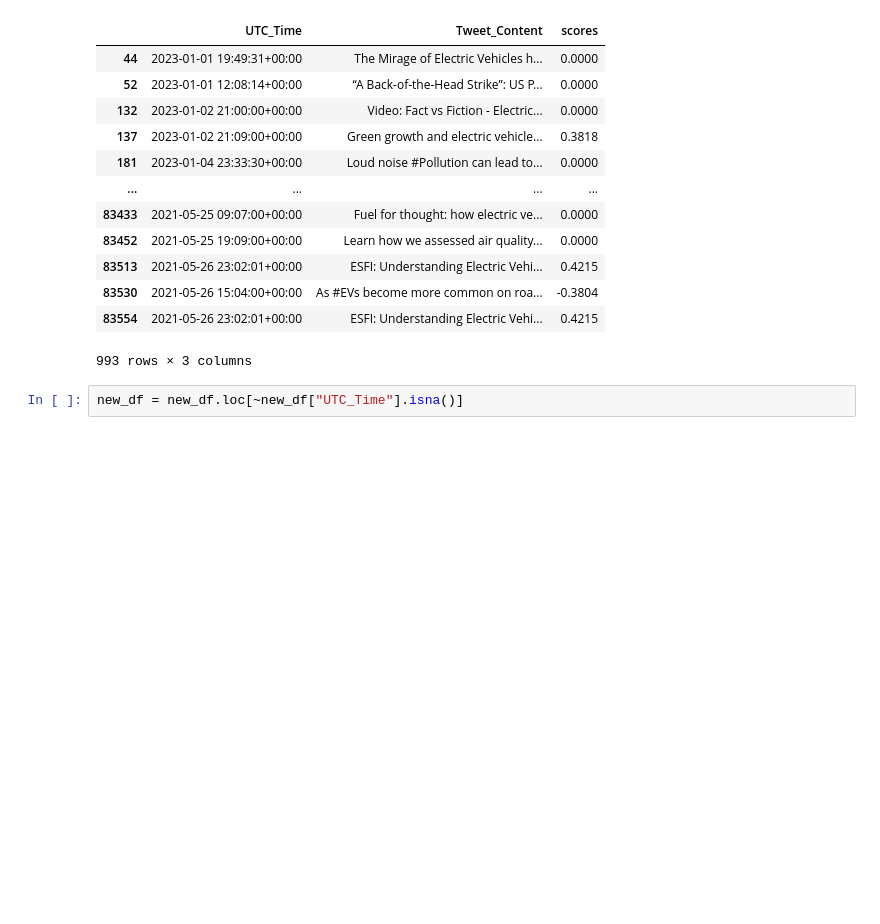
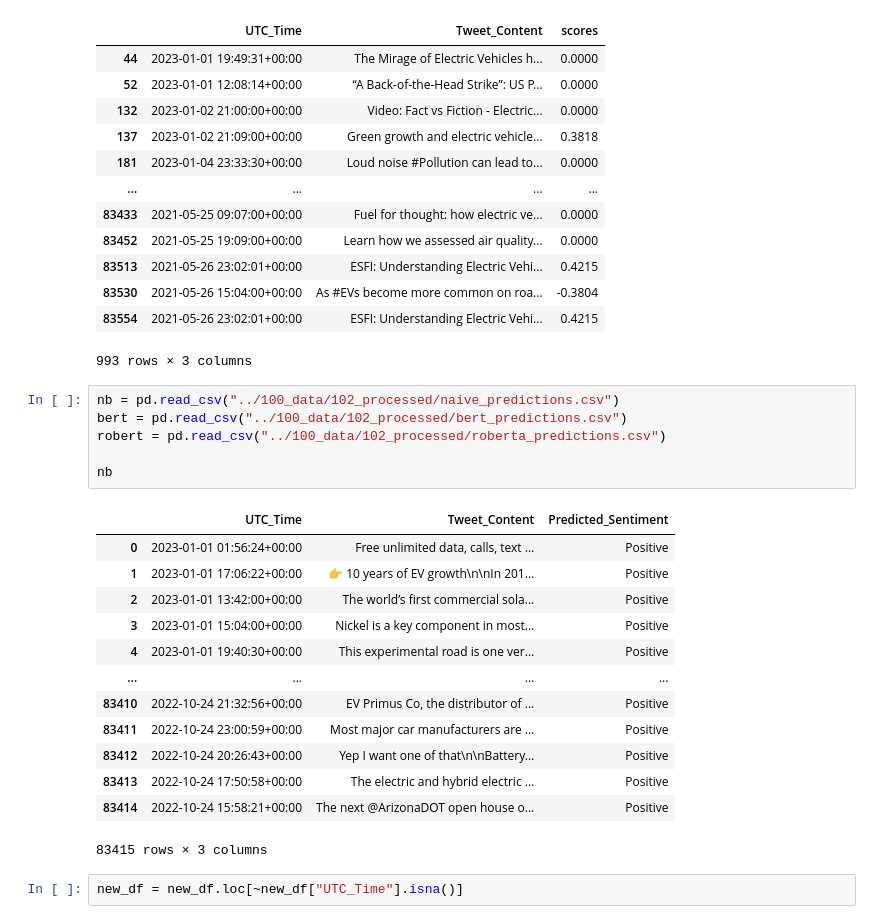
Before and after one commit to rrandev03/NLP_Final, a Jupyter notebook: 200_code/vader.ipynb, the cells around one changed output. Drawn from its saved outputs; the diff is of its cells as text; blank space fills up the shorter version.

```diff
--- a/200_code/vader.ipynb
+++ b/200_code/vader.ipynb
@@ -109,6 +109,26 @@ new_df.loc[new_df["Tweet_Content"].duplicated(keep=False)]
 | 83530 | 2021-05-26 15:04:00+00:00 | As #EVs become more common on roa... | -0.3804 |
 | 83554 | 2021-05-26 23:02:01+00:00 | ESFI: Understanding Electric Vehi... | 0.4215 |
 993 rows × 3 columns
+# %%
+nb = pd.read_csv("../100_data/102_processed/naive_predictions.csv")
+bert = pd.read_csv("../100_data/102_processed/bert_predictions.csv")
+robert = pd.read_csv("../100_data/102_processed/roberta_predictions.csv")
+
+nb
+# %% [output]
+|  | UTC_Time | Tweet_Content | Predicted_Sentiment |
+| 0 | 2023-01-01 01:56:24+00:00 | Free unlimited data, calls, text ... | Positive |
+| 1 | 2023-01-01 17:06:22+00:00 | 👉 10 years of EV growth\n\nIn 201... | Positive |
+| 2 | 2023-01-01 13:42:00+00:00 | The world’s first commercial sola... | Positive |
+| 3 | 2023-01-01 15:04:00+00:00 | Nickel is a key component in most... | Positive |
+| 4 | 2023-01-01 19:40:30+00:00 | This experimental road is one ver... | Positive |
+| ... | ... | ... | ... |
+| 83410 | 2022-10-24 21:32:56+00:00 | EV Primus Co, the distributor of ... | Positive |
+| 83411 | 2022-10-24 23:00:59+00:00 | Most major car manufacturers are ... | Positive |
+| 83412 | 2022-10-24 20:26:43+00:00 | Yep I want one of that\n\nBattery... | Positive |
+| 83413 | 2022-10-24 17:50:58+00:00 | The electric and hybrid electric ... | Positive |
+| 83414 | 2022-10-24 15:58:21+00:00 | The next @ArizonaDOT open house o... | Positive |
+83415 rows × 3 columns
 # %%
 new_df = new_df.loc[~new_df["UTC_Time"].isna()]
 # %%
```
Also changed, not shown: parts of 3 cells of this notebook, 1 other file.
